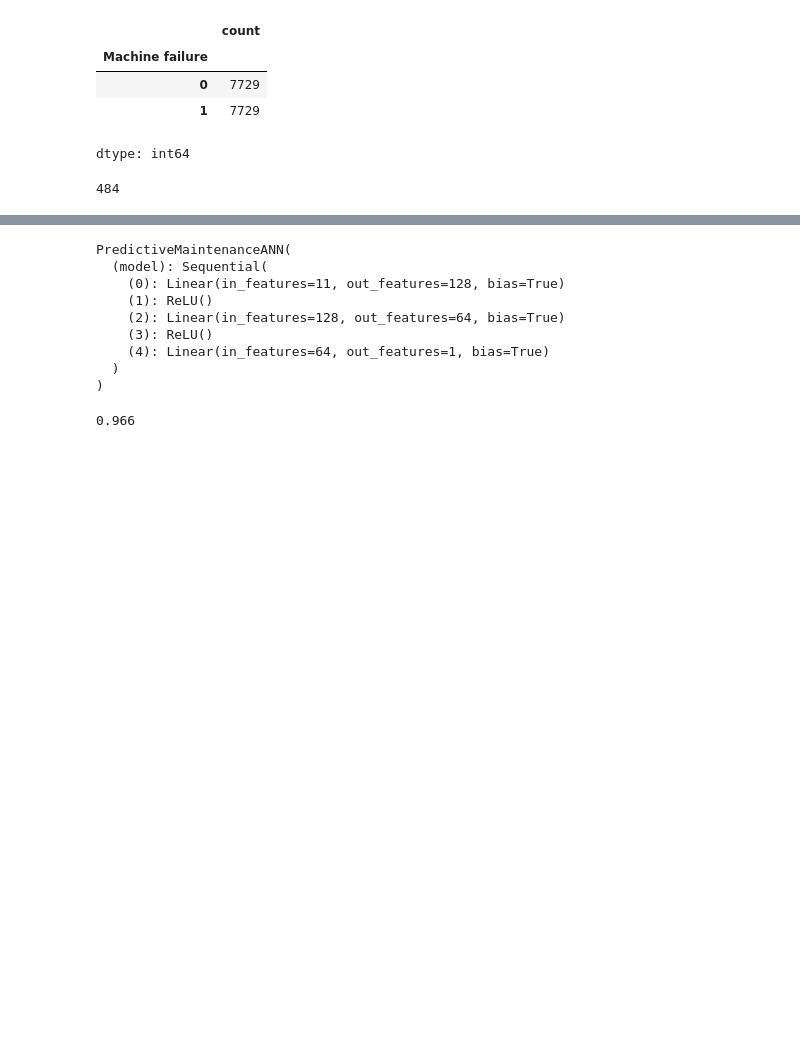
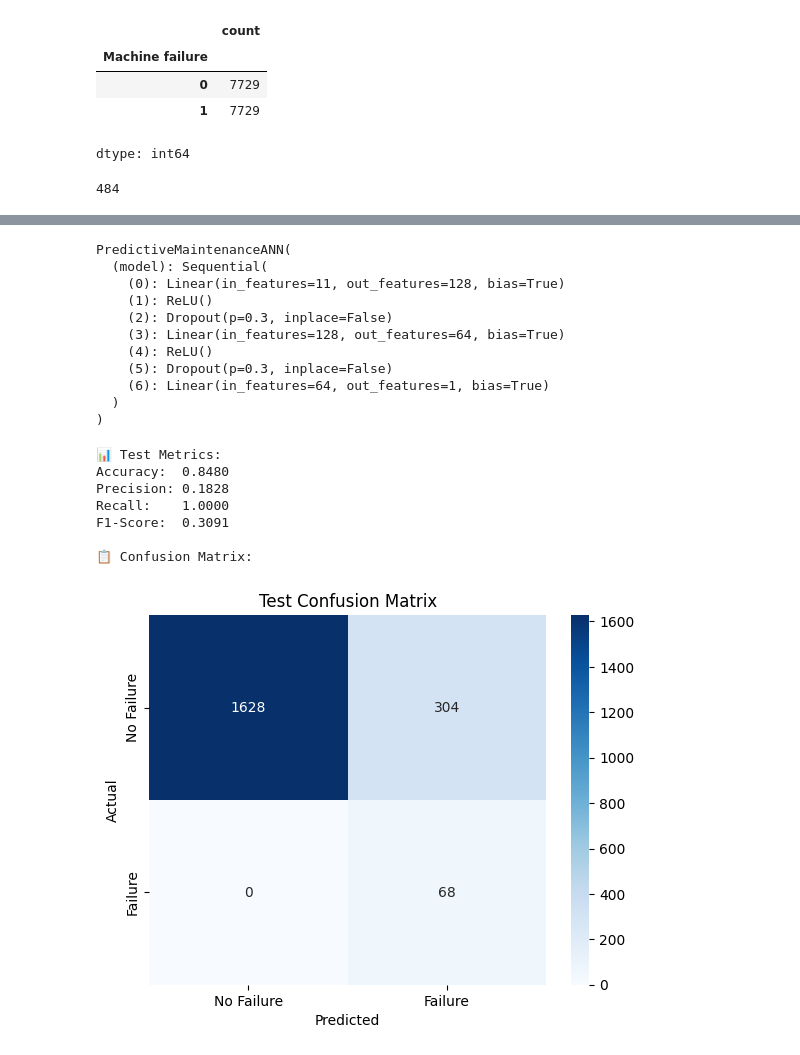
Before and after one commit to snehangshu2002/predictive-maintenance-pytorch, a Jupyter notebook: Predictive.ipynb, the cells around one changed output, grey strips where cells are left out. Cells and saved outputs as stored; diff of their text form; code cells hidden in the pictures; blank space fills up the shorter version.

Commit message:
Update evaluation code with binary classification metrics

```diff
--- a/Predictive.ipynb
+++ b/Predictive.ipynb
@@ -132,6 +125,11 @@ X_test = scaler.transform(X_test)
 # Apply SMOTE to training data only
 smote = SMOTE(random_state=42)
 X_train_resampled, y_train_resampled = smote.fit_resample(X_train, y_train)
+# %%
+# Scale features
+scaler = StandardScaler()
+X_train_resampled = scaler.fit_transform(X_train_resampled)
+X_test = scaler.transform(X_test)
 # %%
 y_train_resampled.value_counts()
 # %% [output]
@@ -169,8 +167,10 @@ class PredictiveMaintenanceANN(nn.Module):
         self.model=nn.Sequential(
             nn.Linear(num_features, 128),
             nn.ReLU(),
+            nn.Dropout(0.3),
             nn.Linear(128, 64),
             nn.ReLU(),
+            nn.Dropout(0.3),
             nn.Linear(64, 1)
         )
     def forward(self,x):
@@ -272,28 +274,46 @@ PredictiveMaintenanceANN(
   (model): Sequential(
     (0): Linear(in_features=11, out_features=128, bias=True)
     (1): ReLU()
-    (2): Linear(in_features=128, out_features=64, bias=True)
-    (3): ReLU()
-    (4): Linear(in_features=64, out_features=1, bias=True)
+    (2): Dropout(p=0.3, inplace=False)
+    (3): Linear(in_features=128, out_features=64, bias=True)
+    (4): ReLU()
+    (5): Dropout(p=0.3, inplace=False)
+    (6): Linear(in_features=64, out_features=1, bias=True)
   )
 )
 # %%
 # evaluation code
 total = 0
 correct = 0
+preds, labels = [], []
 
 with torch.no_grad():
+    for X_batch, y_batch in test_loader:
+        logits = model(X_batch.to(device)).squeeze()
+        probs = torch.sigmoid(logits).cpu().numpy()
+        preds.extend(probs)
+        labels.extend(y_batch.numpy())
 
-  for batch_features, batch_labels in test_loader:
+preds = np.array(preds)
+labels = np.array(labels)
+y_pred = (preds >= 0.5).astype(int)
 
-    outputs = model(batch_features)
-
-    _, predicted = torch.max(outputs, 1)
-
-    total = total + batch_labels.shape[0]
-
-    correct = correct + (predicted == batch_labels).sum().item()
-
-print(correct/total)
+print("\n📊 Test Metrics:")
+print(f"Accuracy:  {accuracy_score(labels, y_pred):.4f}")
+print(f"Precision: {precision_score(labels, y_pred):.4f}")
+print(f"Recall:    {recall_score(labels, y_pred):.4f}")
+print(f"F1-Score:  {f1_score(labels, y_pred):.4f}")
+print("\n📋 Confusion Matrix:")
+cm = confusion_matrix(labels, y_pred)
+sns.heatmap(cm, annot=True, fmt='d', cmap='Blues', xticklabels=['No Failure', 'Failure'], yticklabels=['No Failure', 'Failure'])
+plt.xlabel('Predicted'); plt.ylabel('Actual'); plt.title('Test Confusion Matrix')
+plt.show()
 # %% [output]
-0.966
+📊 Test Metrics:
+Accuracy:  0.8480
+Precision: 0.1828
+Recall:    1.0000
+F1-Score:  0.3091
+
+📋 Confusion Matrix:
+[figure, added]
```
Also changed, not shown: parts of 8 cells of this notebook.
